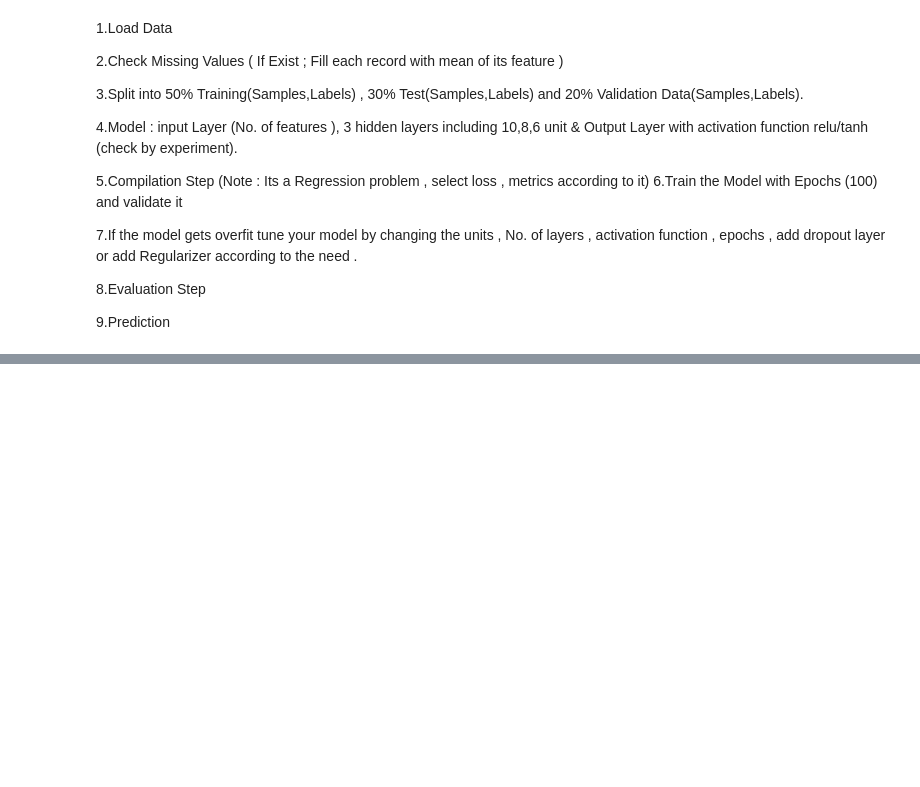
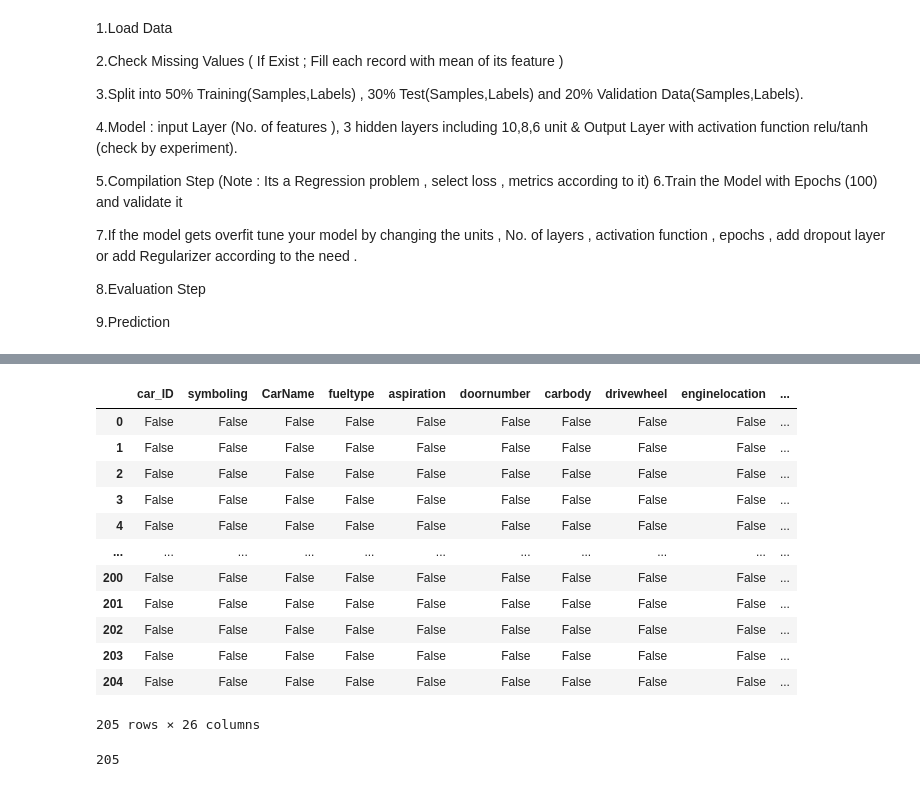
Before and after one commit to SyedHuzaifa007/PIAIC-Deep-Learning-Assignment, a Jupyter notebook: Car_Price_Prediction_assignment.ipynb, the cells around one changed output, grey strips where cells are left out. Drawn from its saved outputs; the diff is of its cells as text; code cells hidden in the pictures; blank space fills up the shorter version.

```diff
--- a/Car_Price_Prediction_assignment.ipynb
+++ b/Car_Price_Prediction_assignment.ipynb
@@ -40,0 +60,21 @@ We are required to model the price of cars with the available independent variab
+# %%
+# Checking for null values
+df.isnull()
+# %% [output]
+|  | car_ID | symboling | CarName | fueltype | aspiration | doornumber | carbody | drivewheel | enginelocation | ... |
+| 0 | False | False | False | False | False | False | False | False | False | ... |
+| 1 | False | False | False | False | False | False | False | False | False | ... |
+| 2 | False | False | False | False | False | False | False | False | False | ... |
+| 3 | False | False | False | False | False | False | False | False | False | ... |
+| 4 | False | False | False | False | False | False | False | False | False | ... |
+| ... | ... | ... | ... | ... | ... | ... | ... | ... | ... | ... |
+| 200 | False | False | False | False | False | False | False | False | False | ... |
+| 201 | False | False | False | False | False | False | False | False | False | ... |
+| 202 | False | False | False | False | False | False | False | False | False | ... |
+| 203 | False | False | False | False | False | False | False | False | False | ... |
+| 204 | False | False | False | False | False | False | False | False | False | ... |
+205 rows × 26 columns
+# %%
+len(df)
+# %% [output]
+205
```
Also changed, not shown: parts of 7 cells of this notebook.
